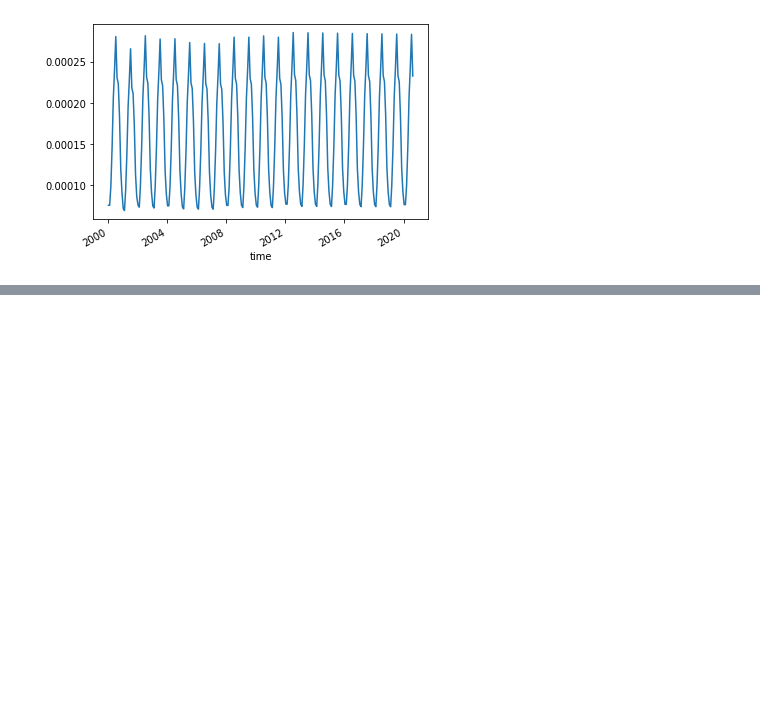
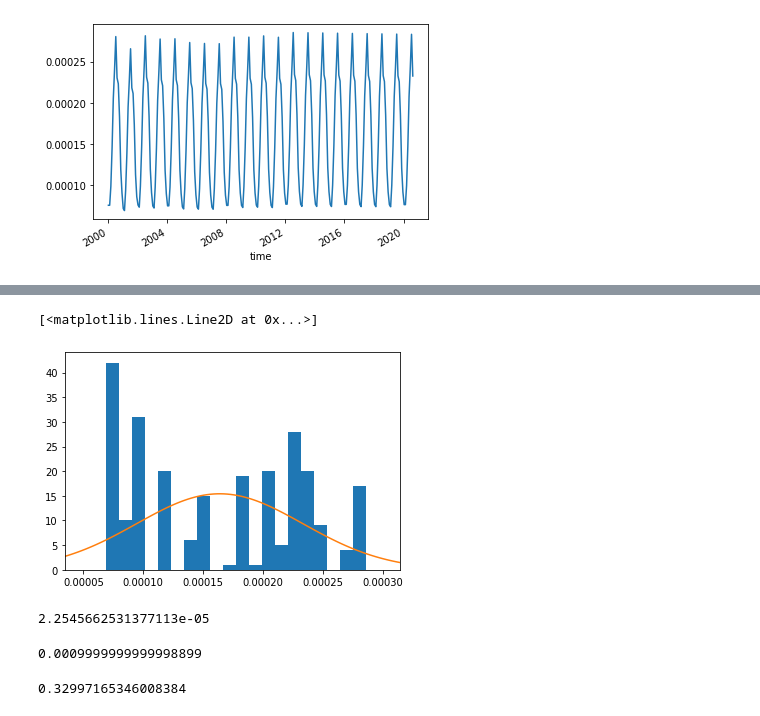
Before and after one commit to samuelexferri/unibg-statistic2, a Jupyter notebook: notebooks/cross_validation.ipynb, the cells around one changed output, grey strips where cells are left out. Drawn from its saved outputs; the diff is of its cells as text; code cells hidden in the pictures; blank space fills up the shorter version.

```diff
--- a/notebooks/cross_validation.ipynb
+++ b/notebooks/cross_validation.ipynb
@@ -76,0 +77,37 @@ Name: agl, Length: 198, dtype: float64
+# %%
+import numpy as np
+
+from scipy.stats import norm
+
+result = plt.hist(nh3, bins=20)
+plt.xlim((min(nh3)/2, max(nh3)*1.1))
+
+mean = np.mean(nh3)
+variance = np.var(nh3)
+sigma = np.sqrt(variance)
+x = np.linspace(min(nh3)/2, max(nh3)*1.1, 100)
+dx = result[1][1] - result[1][0]
+scale = len(nh3)*dx
+plt.plot(x, norm.pdf(x, mean, sigma)*scale)
+# %% [output]
+[<matplotlib.lines.Line2D at 0x...>]
+[figure, added]
+# %%
+from statsmodels.stats.stattools import jarque_bera
+
+jb, pvalue, sk, k = jarque_bera(nh3)
+# %% [output]
+2.2545662531377113e-05
+# %%
+from statsmodels.stats.diagnostic import lilliefors
+
+ksstat, pvalue = lilliefors(nh3, dist='norm')
+# %% [output]
+0.0009999999999998899
+# %%
+from statsmodels.tsa.stattools import adfuller
+
+adf, pvalue, usedlag, nobs, critical_values, icbest = adfuller(nh3)
+pvalue
+# %% [output]
+0.32997165346008384
```
Also changed, not shown: parts of 23 cells of this notebook, 1 other file.
